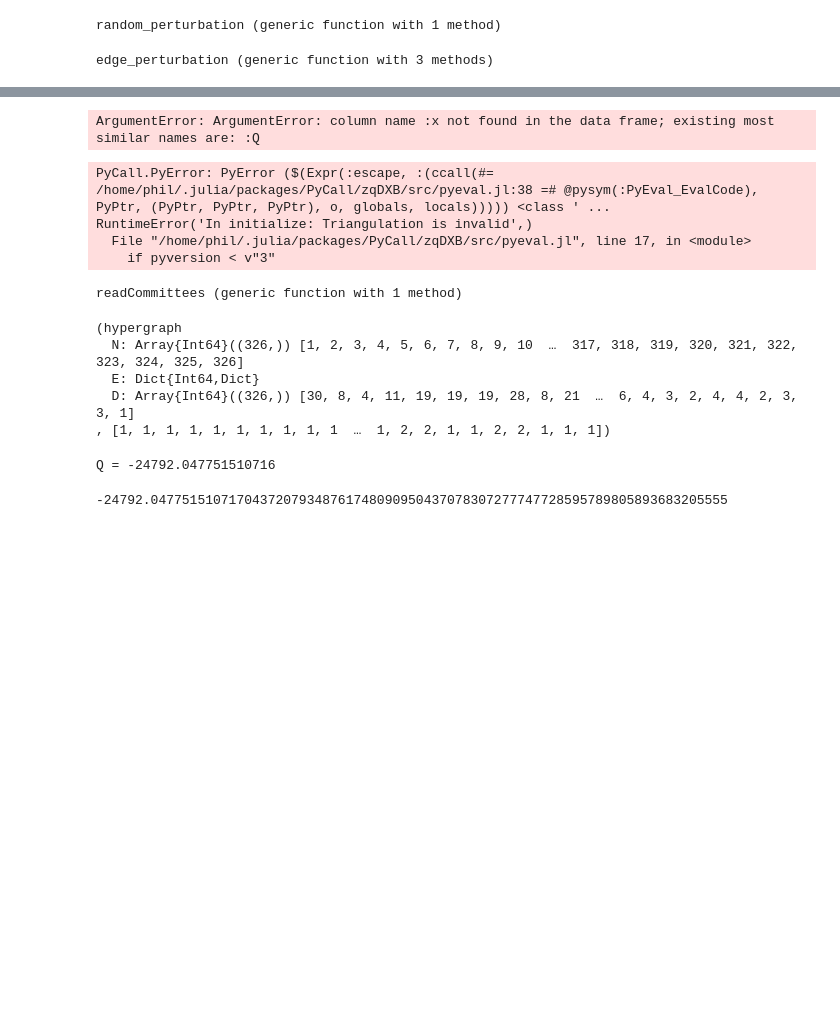
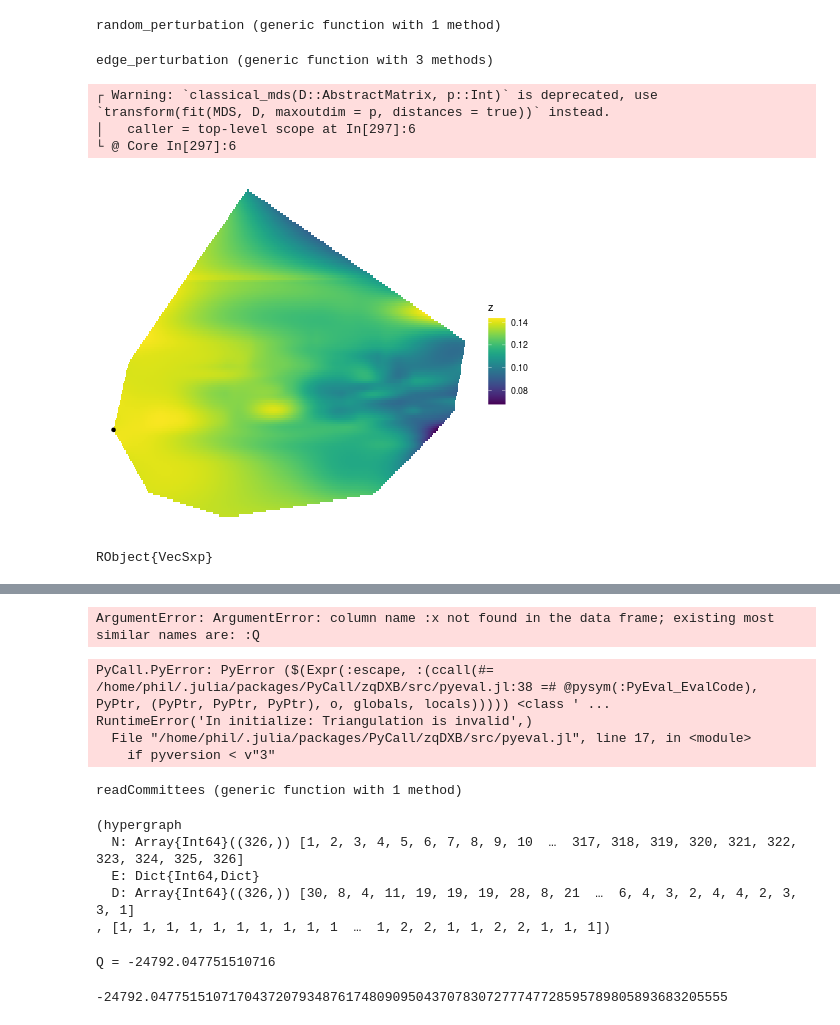
Before and after one commit to PhilChodrow/HypergraphModularity, a Jupyter notebook: committees-experiment.ipynb, the cells around one changed output, grey strips where cells are left out. Saved outputs shown, nothing was run; the diff lists cells and outputs as text; code cells hidden in the pictures; blank space fills up the shorter version.

```diff
--- a/committees-experiment.ipynb
+++ b/committees-experiment.ipynb
@@ -153,7 +160,7 @@ end
 # %% [output]
 edge_perturbation (generic function with 3 methods)
 # %%
-n_rounds = 2000
+n_rounds = 200
 
 ARI = zeros(n_rounds + 1)
 Q = zeros(n_rounds + 1)
@@ -166,16 +173,16 @@ ZZ = zeros(Int, n, n_rounds+1);
 
 Threads.@threads for i ∈ 1:n_rounds
 
-    t = 0.2*rand()
-    Z̄ = random_perturbation(Z, t, 3)
+#     t = 0.2*rand()
+#     Z̄ = random_perturbation(Z, t, 3)
 
-#     b, c = 1, 1
-#     while b == c
-#         b = rand(1:3)
-#         c = rand(1:2)
-#     end
-#     m_edges = rand(1:4)
-#     Z̄ = edge_perturbation(Z, m_edges, b);
+    b, c = 1, 1
+    while b == c
+        b = rand(1:3)
+        c = rand(1:2)
+    end
+    m_edges = rand(1:4)
+    Z̄ = edge_perturbation(Z, m_edges, b);
 
     ZZ[:,i]  .= Z̄
     ARI[i]    = randindex(Z̄, Z)[1]
@@ -220,28 +227,48 @@ R"""
 library(tidyverse)
 tibble(x = $(X[1,:]), y = $(X[2,:])) %>%
     cbind($(DF)) %>%
-    write_csv("fig/landscape_throughput/throughput.csv")
+    write_csv("fig/landscape_throughput/senate.csv")
 """;
+# %% [output]
+┌ Warning: `classical_mds(D::AbstractMatrix, p::Int)` is deprecated, use `transform(fit(MDS, D, maxoutdim = p, distances = true))` instead.
+│   caller = top-level scope at In[297]:6
+└ @ Core In[297]:6
 # %%
 R"""
 library(geometry)
 
-df <- tibble(x = $(X[1,:]), y = $(X[2,:]), Q = $Q_D, kind = $kind)
+df <- tibble(x = $(X[1,:]), y = $(X[2,:]), Q = $Q_DW, kind = $kind)
 
 fit <- loess(Q ~ x + y, data = df, span = .1)
 
 # df <- broom::augment(fit)
 
 grid <- expand.grid(x = seq(min(df$x), max(df$x), by = 0.001), y = seq(min(df$y), max(df$y), by = 0.001)) %>% tibble()
 
 ch <- convhulln(cbind(df$x, df$y))
 
 grid <- broom::augment(fit, newdata = data.frame(grid)) %>%
         mutate(z = .fitted)
 
 grid["in_grid"] <- inhulln(ch, cbind(grid$x, grid$y))
 
 grid <- grid %>%
     mutate(z = ifelse(in_grid, z, NA)) %>%
     filter(!is.na(z))
-""";
+
+
+true_df <- df %>%
+    filter(kind == "true")
+
+grid %>%
+    ggplot() +
+    aes(x = x, y = y) +
+    geom_tile(aes(fill = z)) +
+    viridis::scale_fill_viridis() +
+    theme_void() +
+    geom_point(data = true_df)
+
+"""
+# %% [output]
+[figure, added]
+RObject{VecSxp}
```
Also changed, not shown: parts of 7 cells of this notebook, 32 other files.
